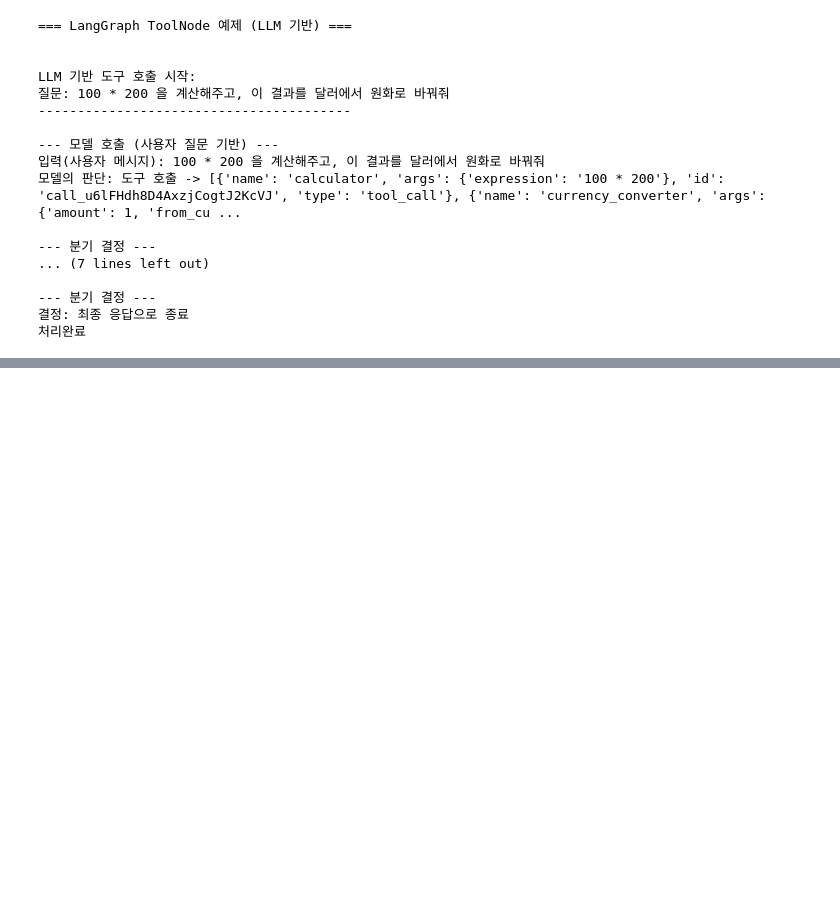
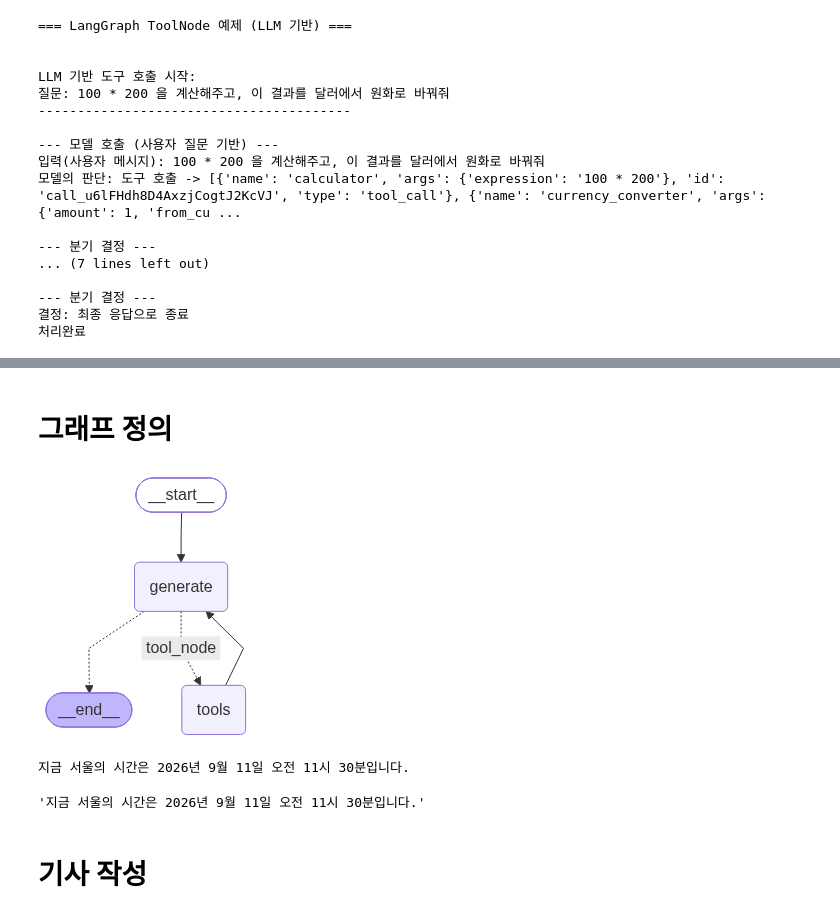
Before and after one commit to LeoChoi224/PyWork, a Jupyter notebook: 11_Agent/01_LangGraph/06 ToolNode를 사용한 도구 사용 기능 만들기 - 계산기, 날씨, 환율도구의 도구.ipynb, the cells around one changed output, grey strips where cells are left out. Drawn from its saved outputs; the diff is of its cells as text; code cells hidden in the pictures; blank space fills up the shorter version.

```diff
--- a/11_Agent/01_LangGraph/06 ToolNode를 사용한 도구 사용 기능 만들기 - 계산기, 날씨, 환율도구의 도구.ipynb
+++ b/11_Agent/01_LangGraph/06 ToolNode를 사용한 도구 사용 기능 만들기 - 계산기, 날씨, 환율도구의 도구.ipynb
@@ -421,0 +534,57 @@ Image('06_tool_calling.png')
+# %%
+model_with_tools = model.bind_tools(tools)
+# %%
+# 모델 호출 수행하는 노드
+def generate(state: State):
+    return {"messages": model_with_tools.invoke(state['messages'])}
+# %%
+# tool 호출을 수행하는 노드
+tool_node = ToolNode(tools)
+# %% [markdown]
+# 그래프 정의
+# %%
+graph = StateGraph(State)
+
+graph.add_node("generate", generate)
+graph.add_node("tools", tool_node)
+
+graph.add_edge(START, "generate")
+graph.add_conditional_edges(
+    'generate',
+    lambda s: "tool_node" if s['messages'][-1].tool_calls else END,
+    {
+        "tool_node": "tools",
+        END: END
+    }
+)
+
+graph.add_edge("tools", "generate")
+
+workflow = graph.compile()
+# %%
+workflow
+# %% [output]
+[figure, added]
+# %%
+from langchain_core.messages.ai import AIMessageChunk
+
+inputs = [HumanMessage(content="지금 서울 몇시야?")]
+
+gathered = None
+
+for msg, metadata in workflow.stream({"messages": inputs}, stream_mode="messages"):
+    if isinstance(msg, AIMessageChunk):
+        print(msg.content, end='', flush=True)
+
+        if gathered is None:
+            gathered = msg.content
+        else:
+            gathered += msg.content
+# %% [output]
+지금 서울의 시간은 2026년 9월 11일 오전 11시 30분입니다.
+# %%
+gathered
+# %% [output]
+'지금 서울의 시간은 2026년 9월 11일 오전 11시 30분입니다.'
+# %% [markdown]
+# 기사 작성
```
Also changed, not shown: parts of 18 cells of this notebook.
